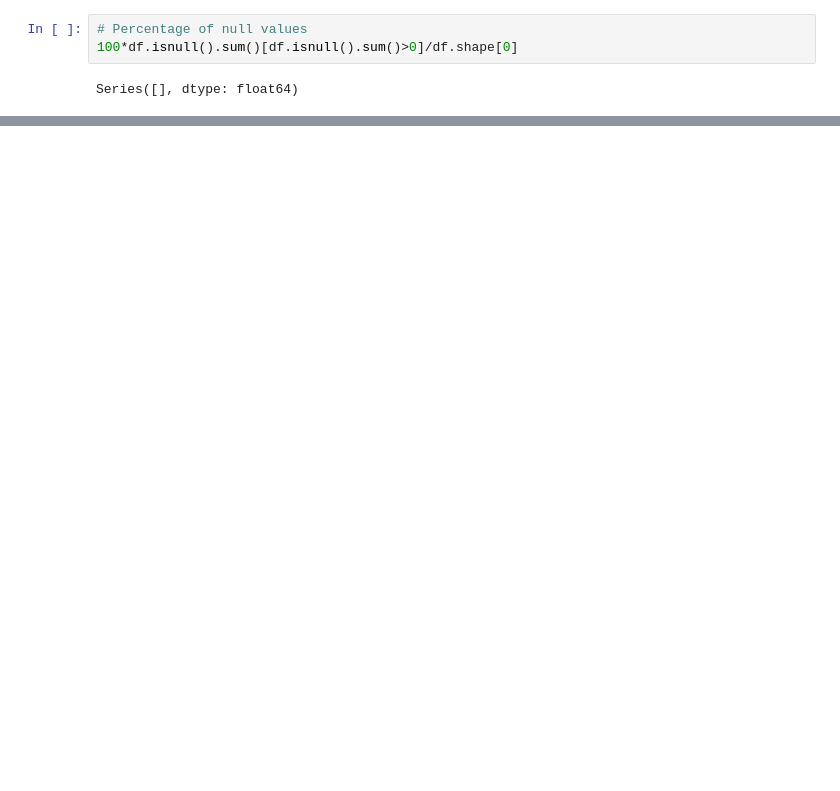
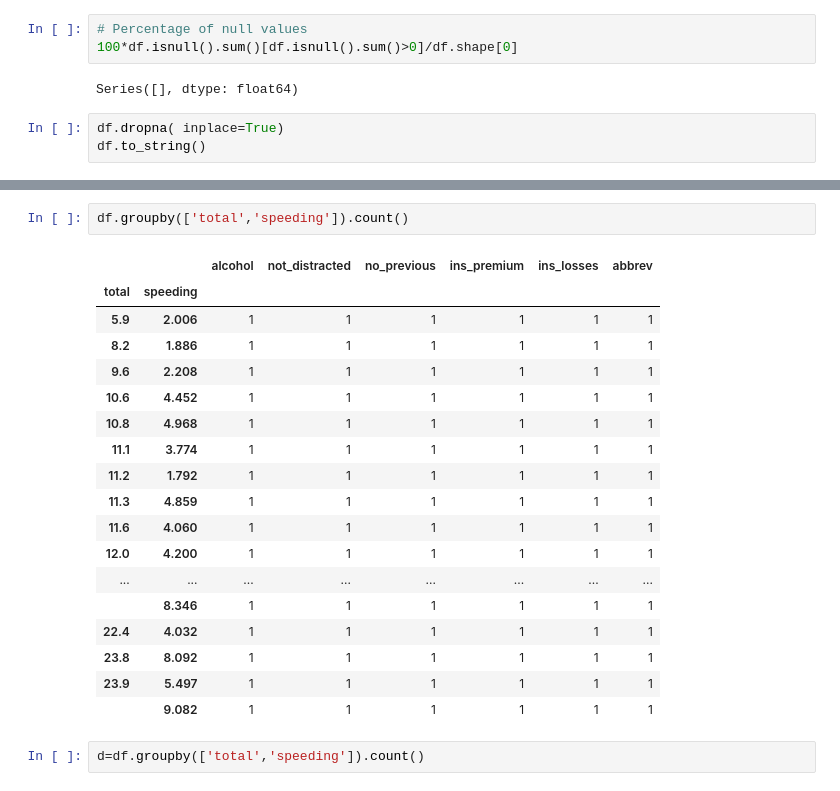
Before and after one commit to jaryal2004/jaryal2004, a Jupyter notebook: AIML.ipynb, the cells around one changed output, grey strips where cells are left out. Drawn from its saved outputs; the diff is of its cells as text; blank space fills up the shorter version.

```diff
--- a/AIML.ipynb
+++ b/AIML.ipynb
@@ -129,3 +121,6 @@ x.head()
 100*df.isnull().sum()[df.isnull().sum()>0]/df.shape[0]
 # %% [output]
 Series([], dtype: float64)
+# %%
+df.dropna( inplace=True)
+df.to_string()
@@ -131,0 +161,23 @@ Series([], dtype: float64)
+# %%
+df.groupby(['total','speeding']).count()
+# %% [output]
+|  |  | alcohol | not_distracted | no_previous | ins_premium | ins_losses | abbrev |
+| total | speeding |  |  |  |  |  |  |
+| 5.9 | 2.006 | 1 | 1 | 1 | 1 | 1 | 1 |
+| 8.2 | 1.886 | 1 | 1 | 1 | 1 | 1 | 1 |
+| 9.6 | 2.208 | 1 | 1 | 1 | 1 | 1 | 1 |
+| 10.6 | 4.452 | 1 | 1 | 1 | 1 | 1 | 1 |
+| 10.8 | 4.968 | 1 | 1 | 1 | 1 | 1 | 1 |
+| 11.1 | 3.774 | 1 | 1 | 1 | 1 | 1 | 1 |
+| 11.2 | 1.792 | 1 | 1 | 1 | 1 | 1 | 1 |
+| 11.3 | 4.859 | 1 | 1 | 1 | 1 | 1 | 1 |
+| 11.6 | 4.060 | 1 | 1 | 1 | 1 | 1 | 1 |
+| 12.0 | 4.200 | 1 | 1 | 1 | 1 | 1 | 1 |
+| ... | ... | ... | ... | ... | ... | ... | ... |
+|  | 8.346 | 1 | 1 | 1 | 1 | 1 | 1 |
+| 22.4 | 4.032 | 1 | 1 | 1 | 1 | 1 | 1 |
+| 23.8 | 8.092 | 1 | 1 | 1 | 1 | 1 | 1 |
+| 23.9 | 5.497 | 1 | 1 | 1 | 1 | 1 | 1 |
+|  | 9.082 | 1 | 1 | 1 | 1 | 1 | 1 |
+# %%
+d=df.groupby(['total','speeding']).count()
```
Also changed, not shown: parts of 23 cells of this notebook.
